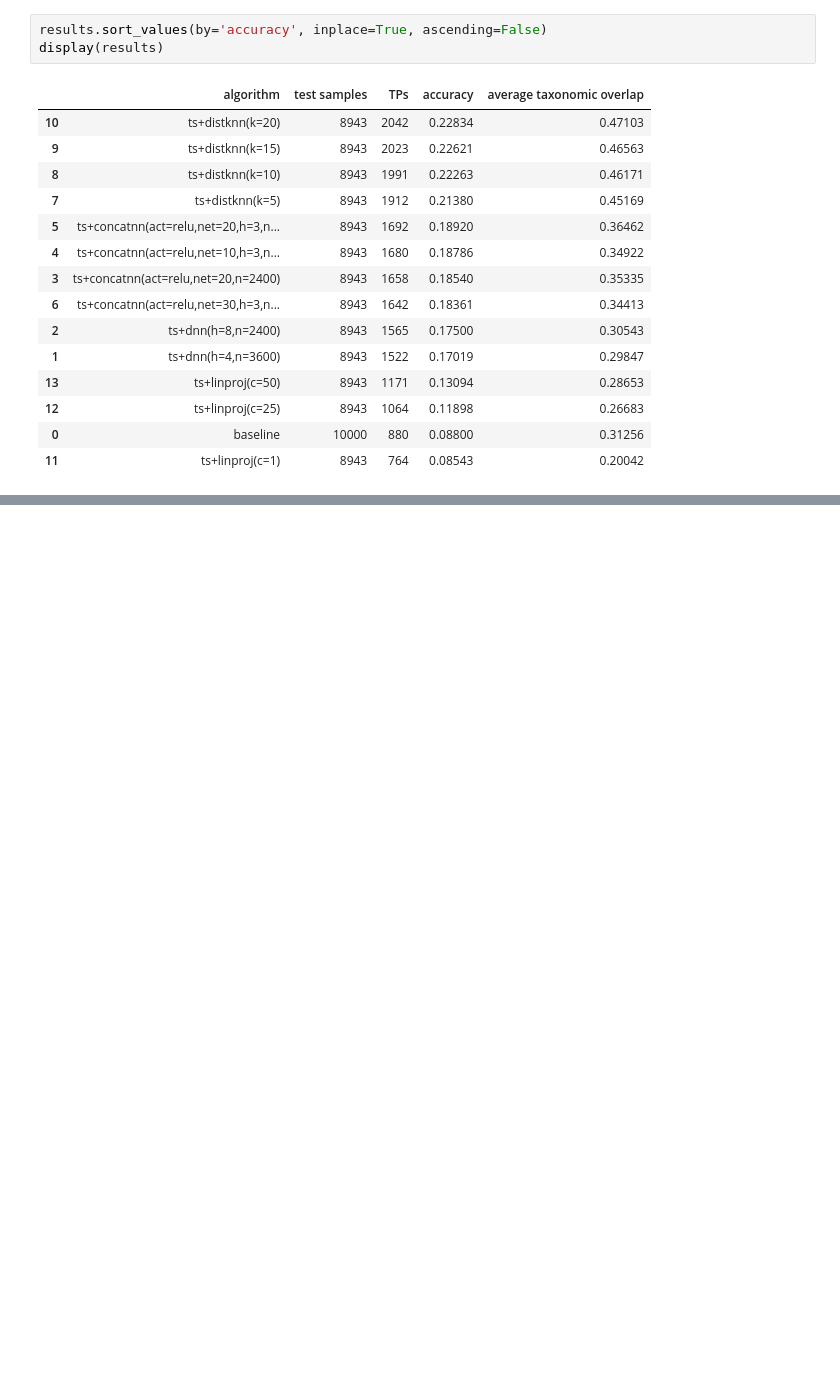
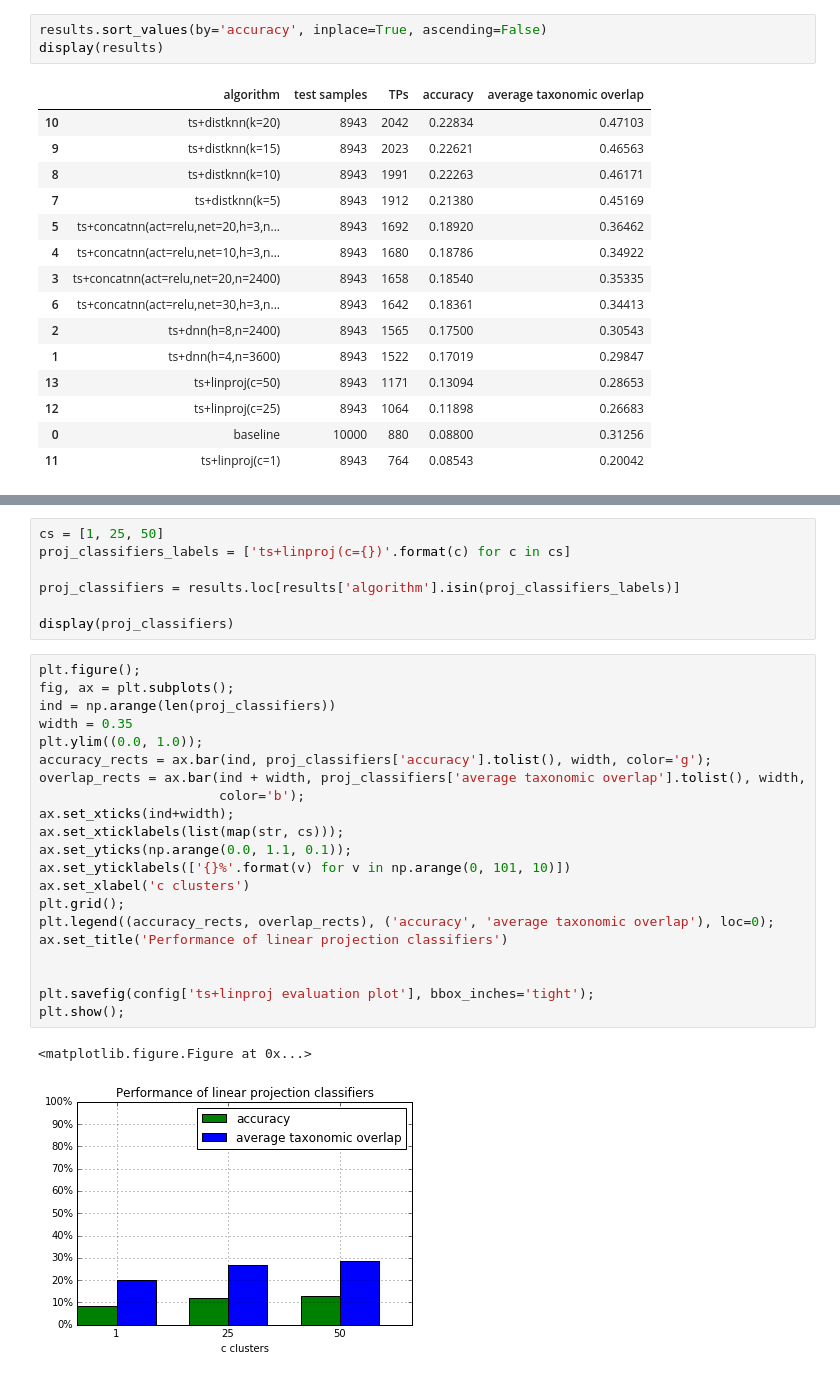
Before and after one commit to AlexBaier/bachelorthesis, a Jupyter notebook: evaluation/plots.ipynb, the cells around one changed output, grey strips where cells are left out. Drawn from its saved outputs; the diff is of its cells as text; blank space fills up the shorter version.

```diff
--- a/evaluation/plots.ipynb
+++ b/evaluation/plots.ipynb
@@ -122,0 +161,31 @@ plt.show();
+# %%
+cs = [1, 25, 50]
+proj_classifiers_labels = ['ts+linproj(c={})'.format(c) for c in cs]
+
+proj_classifiers = results.loc[results['algorithm'].isin(proj_classifiers_labels)]
+
+display(proj_classifiers)
+# %%
+plt.figure();
+fig, ax = plt.subplots();
+ind = np.arange(len(proj_classifiers))
+width = 0.35
+plt.ylim((0.0, 1.0));
+accuracy_rects = ax.bar(ind, proj_classifiers['accuracy'].tolist(), width, color='g');
+overlap_rects = ax.bar(ind + width, proj_classifiers['average taxonomic overlap'].tolist(), width,
+                       color='b');
+ax.set_xticks(ind+width);
+ax.set_xticklabels(list(map(str, cs)));
+ax.set_yticks(np.arange(0.0, 1.1, 0.1));
+ax.set_yticklabels(['{}%'.format(v) for v in np.arange(0, 101, 10)])
+ax.set_xlabel('c clusters')
+plt.grid();
+plt.legend((accuracy_rects, overlap_rects), ('accuracy', 'average taxonomic overlap'), loc=0);
+ax.set_title('Performance of linear projection classifiers')
+
+
+plt.savefig(config['ts+linproj evaluation plot'], bbox_inches='tight');
+plt.show();
+# %% [output]
+<matplotlib.figure.Figure at 0x...>
+[figure, added]
```
Also changed, not shown: parts of 6 cells of this notebook, 4 other files.
